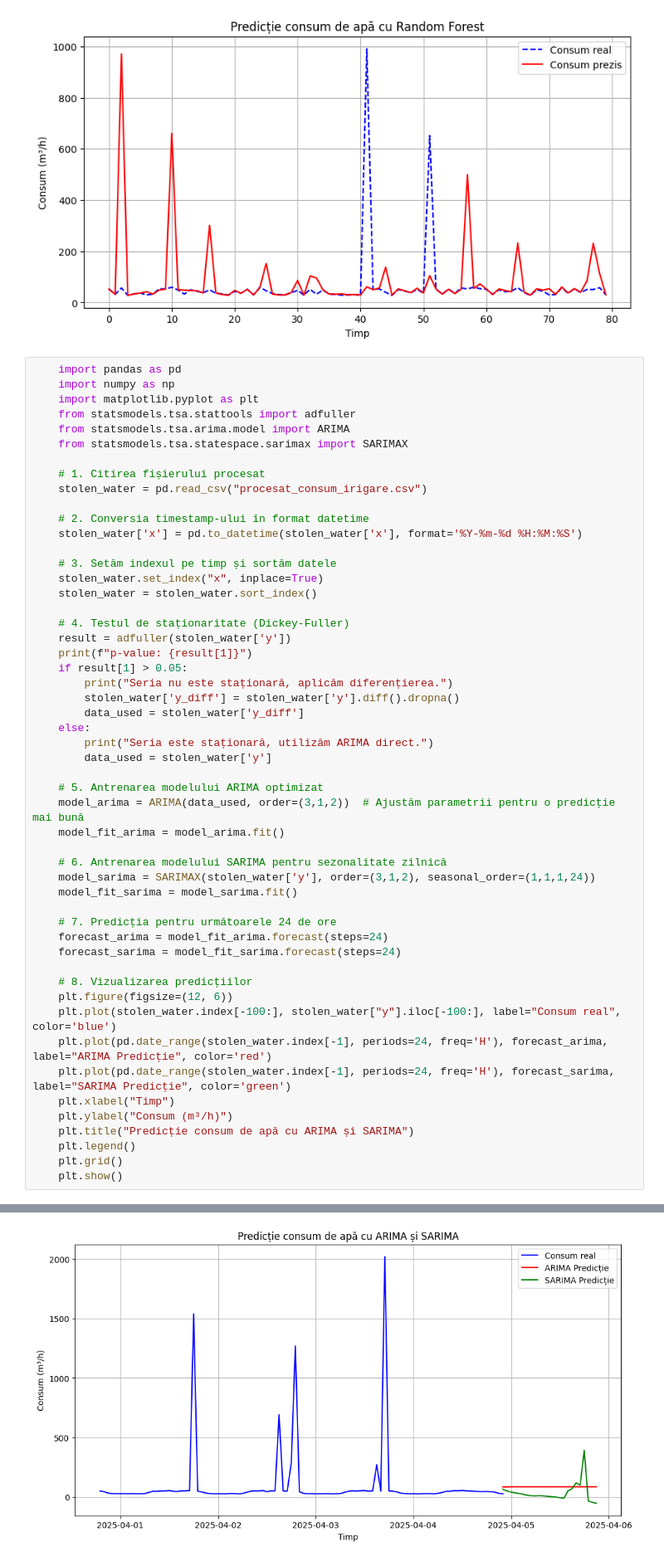
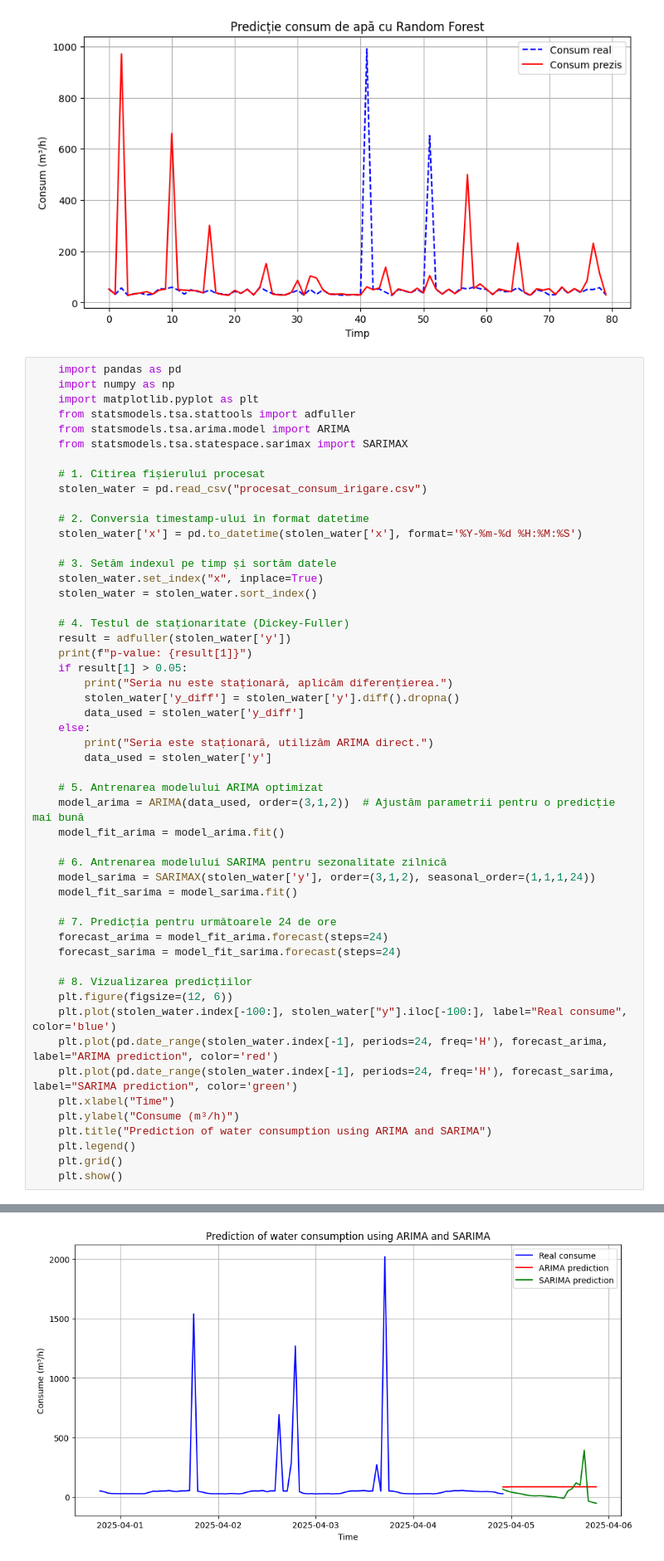
Before and after one commit to snnack123/WaterConsumption, a Jupyter notebook: water consumption/ProcessCSVs.ipynb, the cells around one changed output, grey strips where cells are left out. Shown at 83% size. Drawn from its saved outputs; the diff is of its cells as text.

```diff
--- a/water consumption/ProcessCSVs.ipynb
+++ b/water consumption/ProcessCSVs.ipynb
@@ -246,40 +246,40 @@ Mean Absolute Error (MAE): 58.33 m³/h
     result = adfuller(stolen_water['y'])
     print(f"p-value: {result[1]}")
     if result[1] > 0.05:
         print("Seria nu este staționară, aplicăm diferențierea.")
         stolen_water['y_diff'] = stolen_water['y'].diff().dropna()
         data_used = stolen_water['y_diff']
     else:
         print("Seria este staționară, utilizăm ARIMA direct.")
         data_used = stolen_water['y']
 
     # 5. Antrenarea modelului ARIMA optimizat
     model_arima = ARIMA(data_used, order=(3,1,2))  # Ajustăm parametrii pentru o predicție mai bună
     model_fit_arima = model_arima.fit()
 
     # 6. Antrenarea modelului SARIMA pentru sezonalitate zilnică
     model_sarima = SARIMAX(stolen_water['y'], order=(3,1,2), seasonal_order=(1,1,1,24))
     model_fit_sarima = model_sarima.fit()
 
     # 7. Predicția pentru următoarele 24 de ore
     forecast_arima = model_fit_arima.forecast(steps=24)
     forecast_sarima = model_fit_sarima.forecast(steps=24)
 
     # 8. Vizualizarea predicțiilor
     plt.figure(figsize=(12, 6))
-    plt.plot(stolen_water.index[-100:], stolen_water["y"].iloc[-100:], label="Consum real", color='blue')
-    plt.plot(pd.date_range(stolen_water.index[-1], periods=24, freq='H'), forecast_arima, label="ARIMA Predicție", color='red')
-    plt.plot(pd.date_range(stolen_water.index[-1], periods=24, freq='H'), forecast_sarima, label="SARIMA Predicție", color='green')
-    plt.xlabel("Timp")
-    plt.ylabel("Consum (m³/h)")
-    plt.title("Predicție consum de apă cu ARIMA și SARIMA")
+    plt.plot(stolen_water.index[-100:], stolen_water["y"].iloc[-100:], label="Real consume", color='blue')
+    plt.plot(pd.date_range(stolen_water.index[-1], periods=24, freq='H'), forecast_arima, label="ARIMA prediction", color='red')
+    plt.plot(pd.date_range(stolen_water.index[-1], periods=24, freq='H'), forecast_sarima, label="SARIMA prediction", color='green')
+    plt.xlabel("Time")
+    plt.ylabel("Consume (m³/h)")
+    plt.title("Prediction of water consumption using ARIMA and SARIMA")
     plt.legend()
     plt.grid()
     plt.show()
 # %% [output]
 p-value: 0.0
 Seria este staționară, utilizăm ARIMA direct.
-[figure, old version]
+[figure, new version]
 # %%
 import pandas as pd
 import numpy as np
```
Also changed, not shown: 40 other files.
